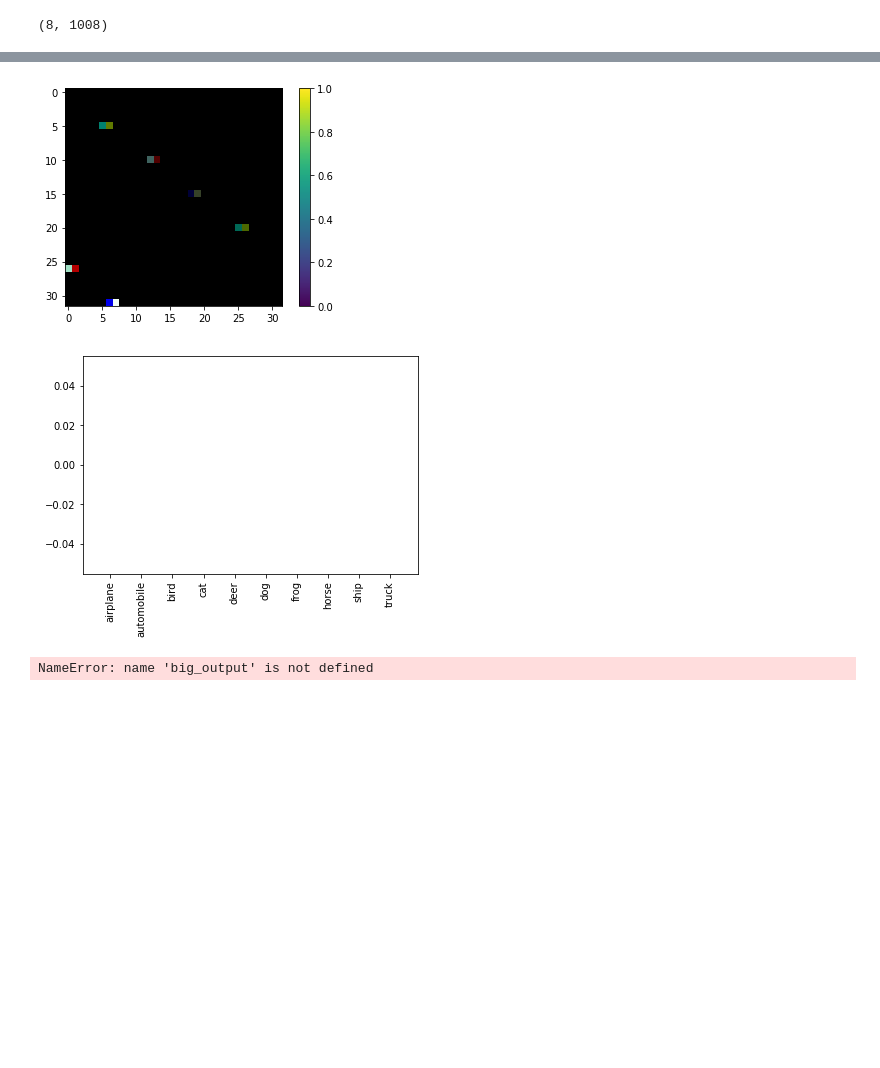
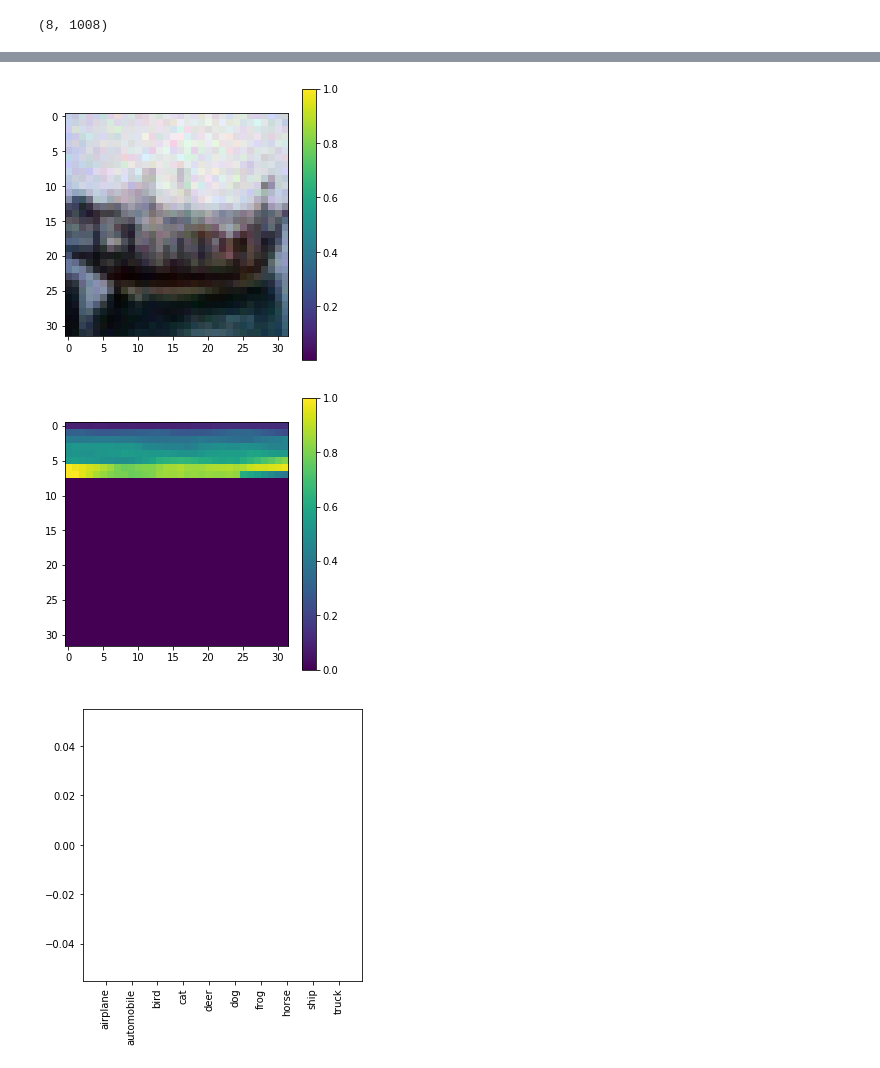
Before and after one commit to pabogdan/pynn_object_serialisation, a Jupyter notebook: pynn_object_serialisation/experiments/dwarf_testing/Output analysis.ipynb, the cells around one changed output, grey strips where cells are left out. Drawn from its saved outputs; the diff is of its cells as text; code cells hidden in the pictures; blank space fills up the shorter version.

```diff
--- a/pynn_object_serialisation/experiments/dwarf_testing/Output analysis.ipynb
+++ b/pynn_object_serialisation/experiments/dwarf_testing/Output analysis.ipynb
@@ -30,2 +40,39 @@ big_processor.layer_names
+# %%
+import math
+import matplotlib
+matplotlib.rcParams['figure.figsize'] = [5, 5]
+shape = (32,32,3)
+rates = big_processor.get_rates(2, big_processor.layer_names[0], shape = 32*32*3)
+
+
+
+if (len(shape)<3) or (len(shape)==3 and shape[-1]!=3):
+    rates /= rates.max()
+    plt.imshow(rates.reshape(shape))
+    plt.colorbar()
+    plt.show()
+elif (len(shape)==3):
+    channels = shape[-1]
+    rates = rates.reshape(shape)
+    columns = 4
+    rows = math.ceil(channels/columns)
+    print(rows)
+    fig, ax= plt.subplots(nrows=rows, ncols=columns)
+
+    chan =0
+
+    for column in range(columns):
+        if column == channels:
+            break
+        for row in range(rows):
+            if rows ==1:
+                ax[column].imshow(rates[:,:,chan])
+            else:
+                ax[row, column].imshow(rates[:,:,chan])
+            chan += 1
+
+    plt.show()
+else:
+    print("dong")
 # %%
 big_processor.get_bin_spikes(0, '01DepthwiseConv2D_32x32x32')
@@ -64,12 +111,14 @@ array([0, 0, 0, 0, 0, 0, 0, 0, 0, 0])
 # %%
-bin_number = 43
+matplotlib.rcParams['figure.figsize'] = [5, 5]
+bin_number = 18
 #43 onwards there are problems
 big_processor.plot_bin(bin_number, big_processor.input_layer_name, (32, 32, 3))
 plt.show()
-#big_processor.plot_bin(bin_number, '01DepthwiseConv2D_32x32x32', (32, 32, 32))
+big_processor.plot_bin(bin_number, big_processor.layer_names[-2], (32, 32))
 plt.show()
 big_processor.plot_output(bin_number)
 plt.show()
 # %% [output]
-[figure, old version]
+[figure, new version]
-[figure, old version]
+[figure, new version]
+[figure, added]
@@ -78,4 +124,0 @@ from snntoolbox.simulation.plotting import plot_layer_activity
-# %%
-big_output[0][:,0]
-# %% [output]
-NameError: name 'big_output' is not defined
```
Also changed, not shown: parts of 17 cells of this notebook, 3 other files.
